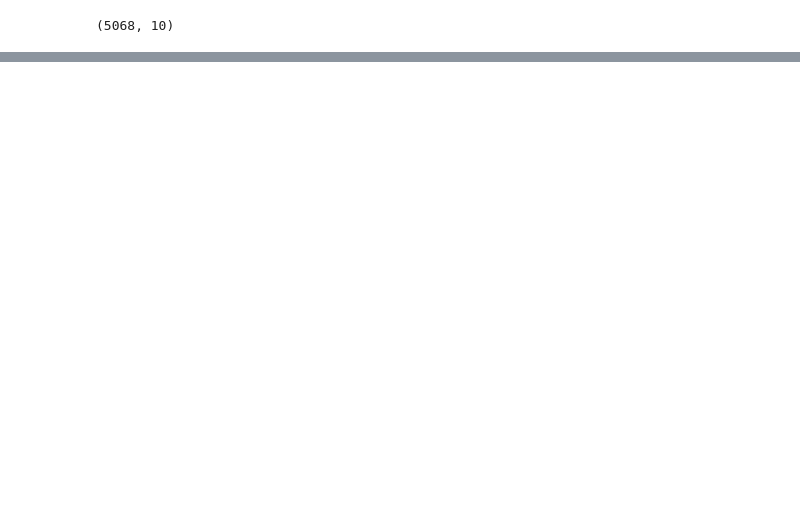
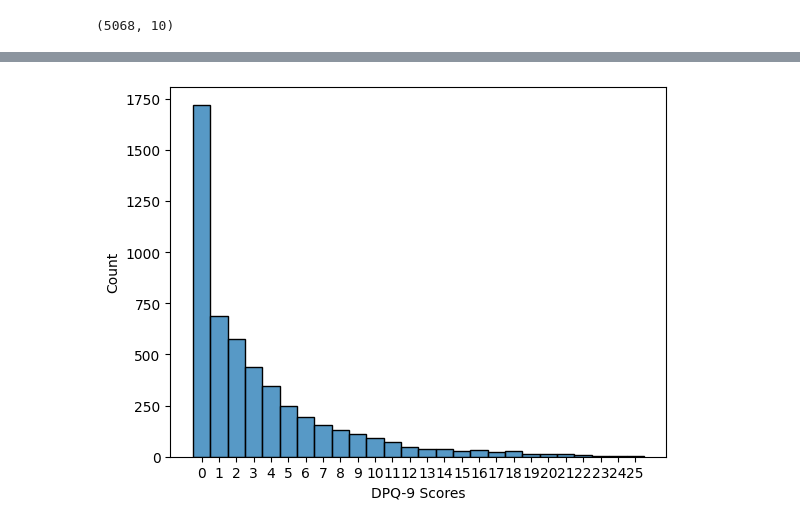
Before and after one commit to natdosan/data207-final-prject, a Jupyter notebook: data/data_prep.ipynb, the cells around one changed output, grey strips where cells are left out. Saved outputs shown, nothing was run; the diff lists cells and outputs as text; code cells hidden in the pictures; blank space fills up the shorter version.

Commit message:
prepping data for modeling

```diff
--- a/data/data_prep.ipynb
+++ b/data/data_prep.ipynb
@@ -140,5 +144,30 @@ cols = [merged_col_name(r) for _, r in selected_rows.iterrows()]
 cols = ['SEQN'] + [c for c in cols if c in merged.columns and c != 'SEQN']
 
 merged_selected = merged[cols].copy()
+
+# apply alias names from codebook (Column Alias) except for SEQN; ensure unique column names
+alias_map = {}
+used_aliases = set(merged_selected.columns)  # avoid collisions with existing names
+for _, row in selected_rows.iterrows():
+    col = merged_col_name(row)
+    if col == 'SEQN' or col not in merged_selected.columns:
+        continue
+    alias = row.get('Column Alias')
+    if pd.isna(alias):
+        continue
+    alias = str(alias).strip()
+    if not alias or alias.upper() == 'SEQN':
+        continue
+    final_alias = alias
+    i = 1
+    while final_alias in used_aliases:
+        final_alias = f"{alias}_{i}"
+        i += 1
+    alias_map[col] = final_alias
+    used_aliases.add(final_alias)
+
+if alias_map:
+    merged_selected.rename(columns=alias_map, inplace=True)
+
 merged_selected.shape
 # %% [output]
@@ -157,7 +178,7 @@ merged_selected.head()
 How many participants completed all questions of the 2017/2018 depression screener? (model output)
 # %%
-output_cols = list(codebook[codebook['Model Output'] == True]['Variable Name'])
-output_cols = [f"DPQ_{col}" if not col.startswith("DPQ_") else col for col in output_cols]
+output_cols = list(codebook[codebook['Model Output'] == True]['Column Alias'])
+# output_cols = [f"DPQ_{col}" if not col.startswith("DPQ_") else col for col in output_cols]
 
 merged_outputs = merged_selected[['SEQN'] + [col for col in output_cols if col in merged_selected.columns]]
 
@@ -168,0 +202,11 @@ merged_outputs.dropna(subset=output_cols, how='all').shape
+# %%
+# calculate sum of dpq scores
+dpq_cols = [col for col in merged_outputs.columns if col.startswith("dpq_")]
+merged_outputs["dpq_total"] = merged_outputs[dpq_cols].sum(axis=1)
+# %%
+sns.histplot(merged_outputs['dpq_total'], discrete=True)
+plt.xticks(np.arange(merged_outputs['dpq_total'].min(), merged_outputs['dpq_total'].max() + 1, 1))
+plt.xlabel('DPQ-9 Scores')
+plt.show()
+# %% [output]
+[figure, added]
```
Also changed, not shown: parts of 14 cells of this notebook, 2 other files.
